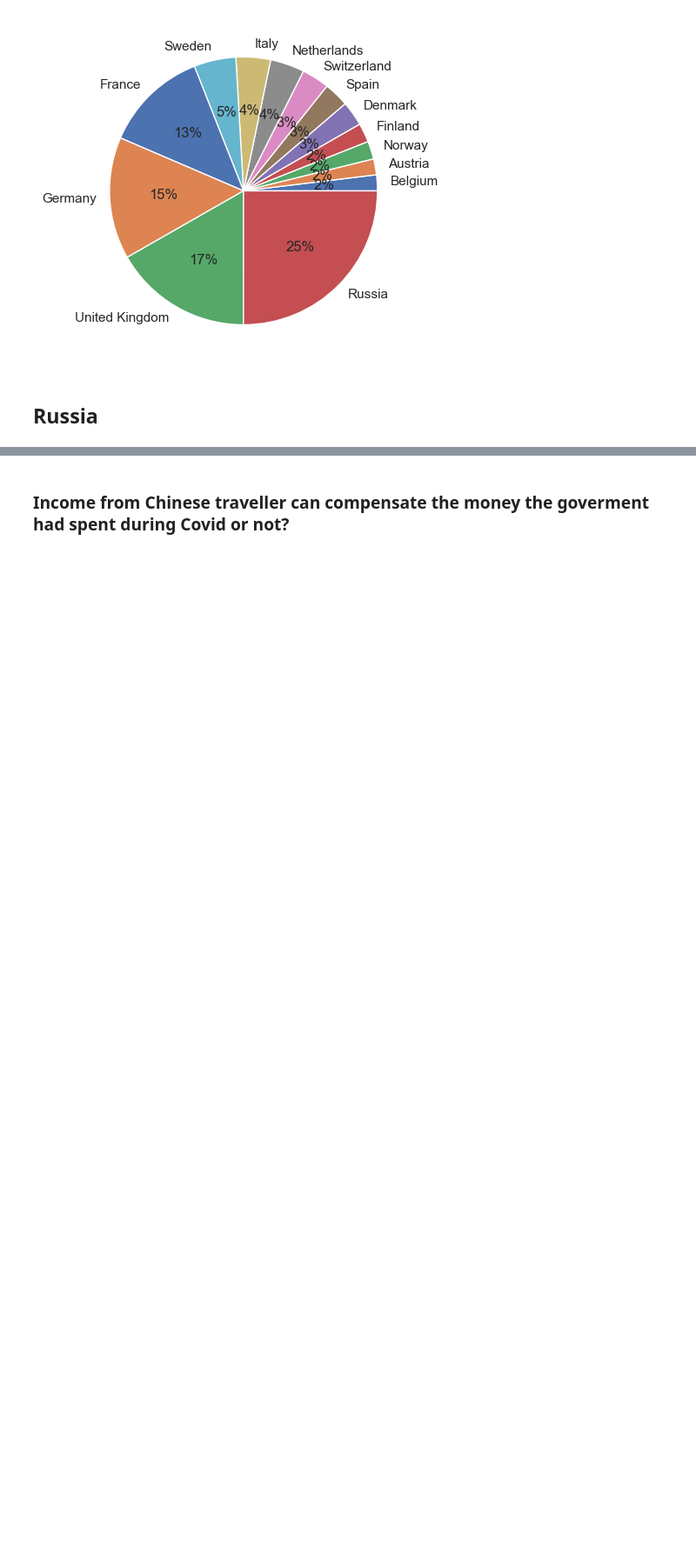
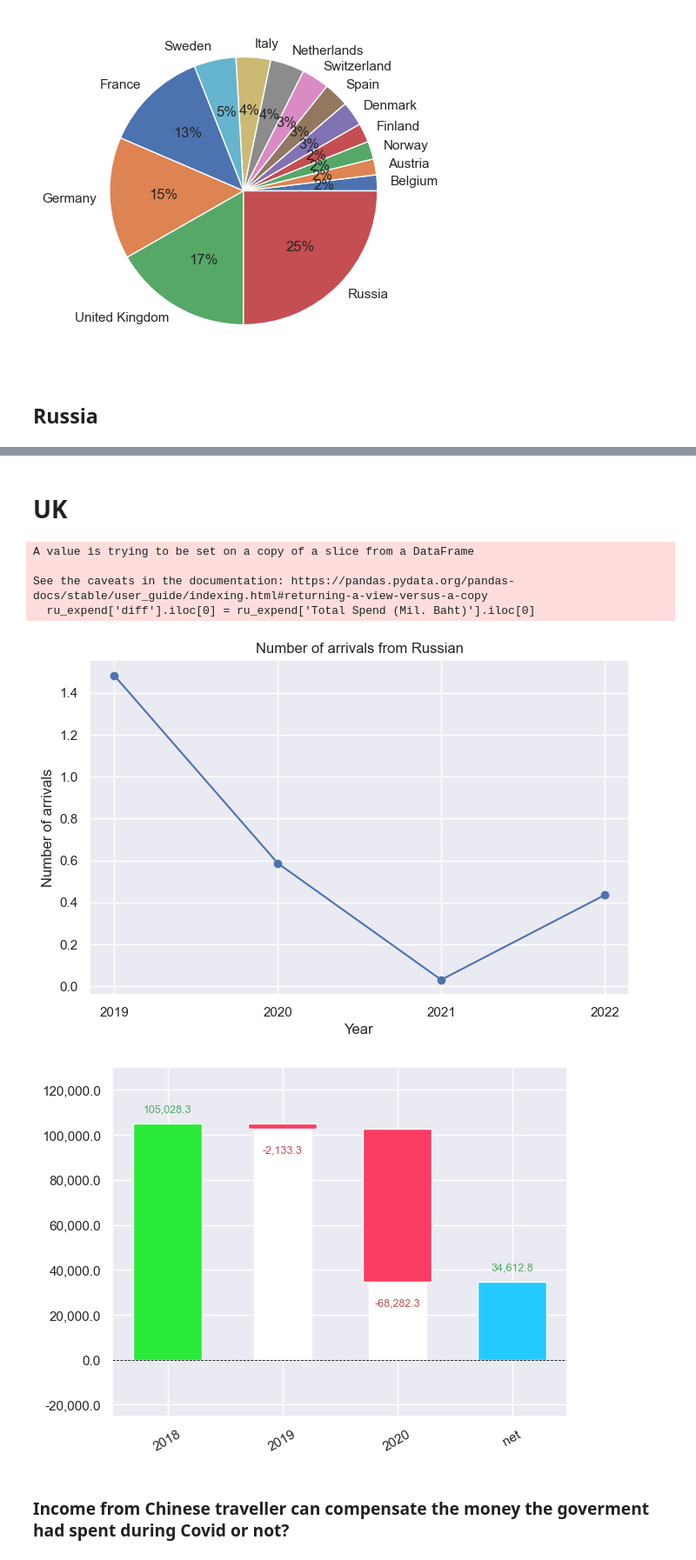
Before and after one commit to eatrabyo/dads-5001-mini-project, a Jupyter notebook: Analysis.ipynb, the cells around one changed output, grey strips where cells are left out. Shown: that part at 87% size. Drawn from its saved outputs; the diff is of its cells as text; code cells hidden in the pictures; blank space fills up the shorter version.

```diff
--- a/Analysis.ipynb
+++ b/Analysis.ipynb
@@ -359,3 +417,40 @@ plt.show()
+# %% [markdown]
+# UK
+# %%
+Russia = percent_change[percent_change['Nationality'] == 'Russia'].reset_index()
+ru_expend['diff'] = ru_expend['Total Spend (Mil. Baht)'].diff()
+ru_expend['diff'].iloc[0] = ru_expend['Total Spend (Mil. Baht)'].iloc[0]
+ru_expend['year'] = ru_expend['year'].astype(str)
+
+
+
+# Create the subplots
+fig, axes1 = plt.subplots(1, 1, figsize=(8, 5))
+
+# First subplot: line plot of num_arrival over the years
+axes1.plot(Russia['year'], Russia['num_arrival'], marker='o')
+axes1.set_title('Number of arrivals from Russian')
+axes1.set_xlabel('Year')
+axes1.set_ylabel('Number of arrivals')
+
+# Add annotations for base_pct_change values
+for x, y in zip(Russia['year'], Russia['base_pct_change']):
+    axes1.annotate(f'{round(y, 2)}%', xy=(x, y), textcoords='data')
+
+
+# Second subplot: waterfall chart
+# Plot
+waterfall_china = waterfall_chart.plot(ru_expend['year'], ru_expend['diff'])
+
+##axes2.set_ylim(min(China_num_19_21['num_arrival']), max(China_num_19_21['num_arrival']))
+plt.show()
+# %% [output]
+A value is trying to be set on a copy of a slice from a DataFrame
+
+See the caveats in the documentation: https://pandas.pydata.org/pandas-docs/stable/user_guide/indexing.html#returning-a-view-versus-a-copy
+  ru_expend['diff'].iloc[0] = ru_expend['Total Spend (Mil. Baht)'].iloc[0]
+[figure, added]
+[figure, added]
 # %% [markdown]
 ### Income from Chinese traveller can compensate the money the goverment had spent during Covid or not?
 # %% [markdown]
```
Also changed, not shown: parts of 13 cells of this notebook, 1 other file.
